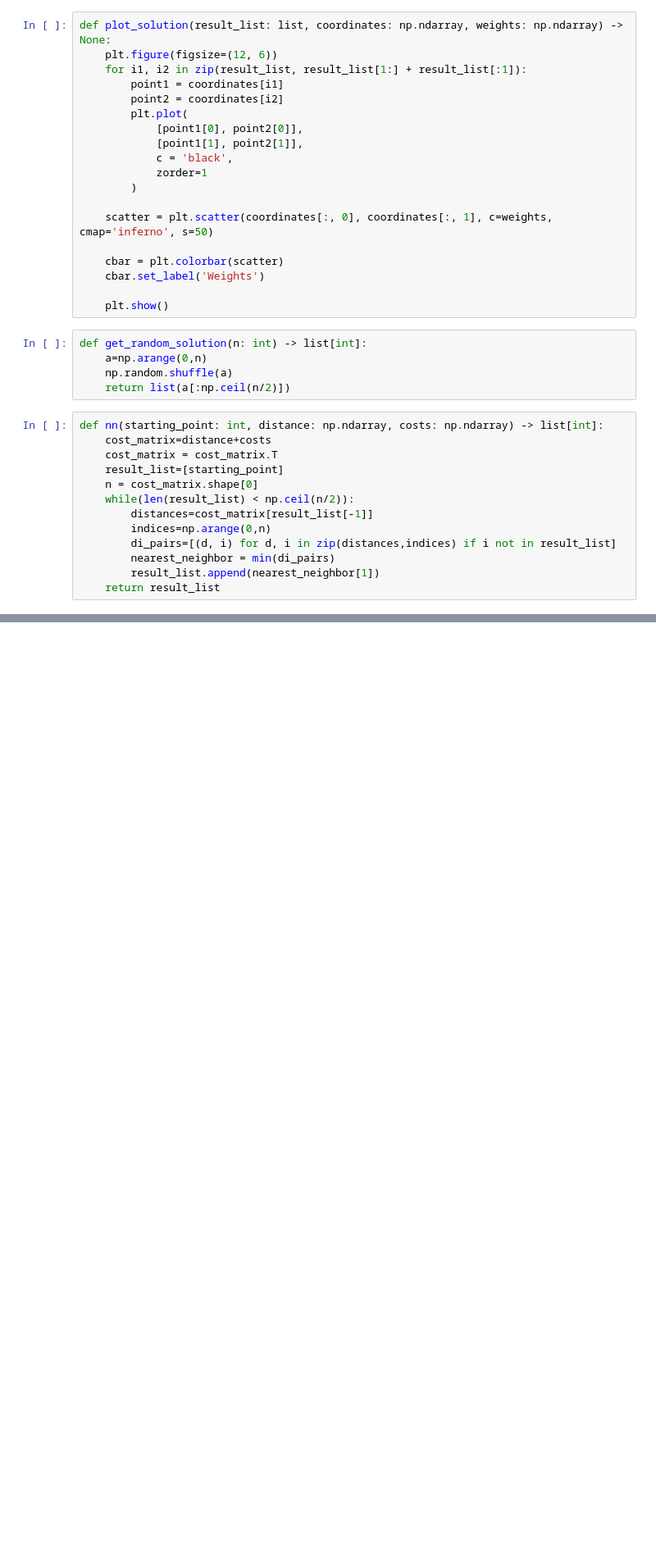
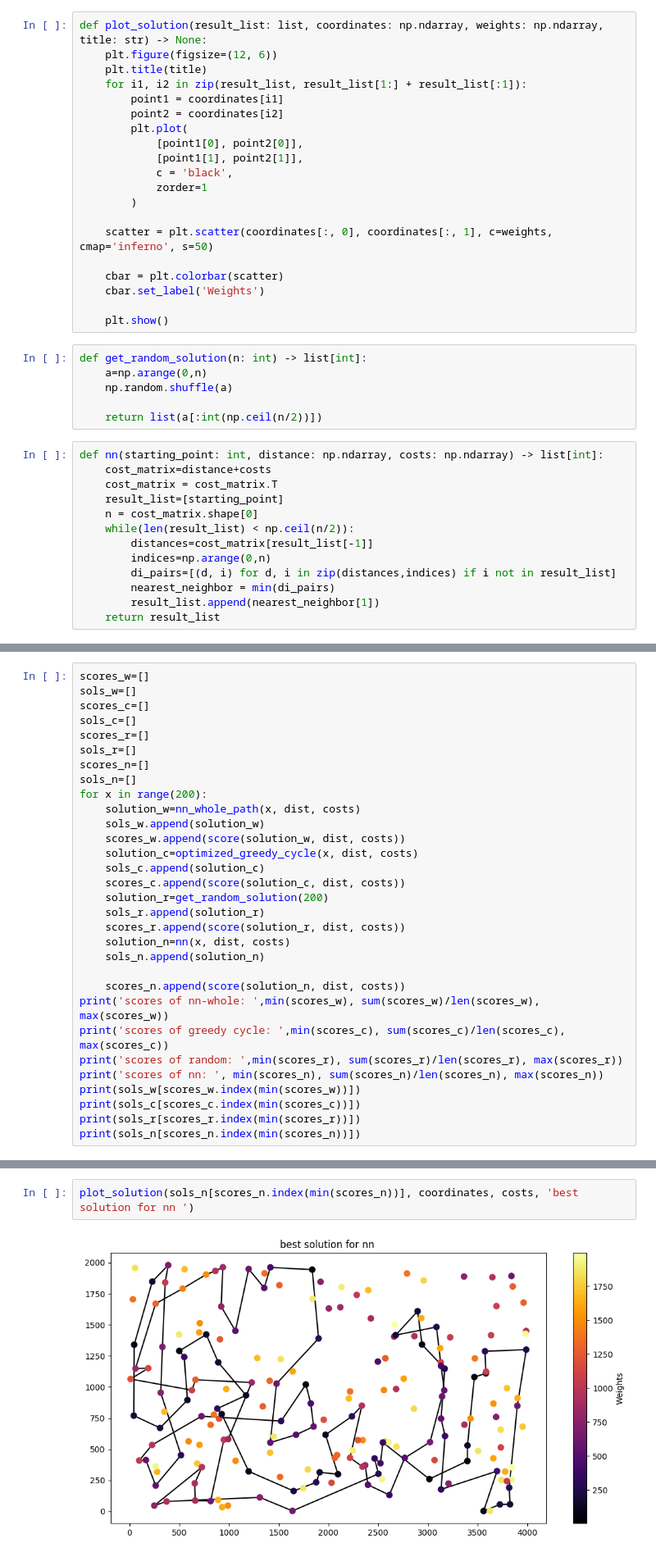
Before and after one commit to krzysztof-m-w/evolutionary_computation, a Jupyter notebook: lab1/ec1.ipynb, the cells around one changed output, grey strips where cells are left out. Shown: that part at 82% size. Cells and saved outputs as stored; diff of their text form; blank space fills up the shorter version.

```diff
--- a/lab1/ec1.ipynb
+++ b/lab1/ec1.ipynb
@@ -15,8 +17,9 @@ dist=np.round(dist)
 # %%
 costs=tspa[['val']].values
 # %%
-def plot_solution(result_list: list, coordinates: np.ndarray, weights: np.ndarray) -> None:
+def plot_solution(result_list: list, coordinates: np.ndarray, weights: np.ndarray, title: str) -> None:
     plt.figure(figsize=(12, 6))
+    plt.title(title)
     for i1, i2 in zip(result_list, result_list[1:] + result_list[:1]):
         point1 = coordinates[i1]
         point2 = coordinates[i2]
@@ -37,7 +40,8 @@ def plot_solution(result_list: list, coordinates: np.ndarray, weights: np.ndarra
 def get_random_solution(n: int) -> list[int]:
     a=np.arange(0,n)
     np.random.shuffle(a)
-    return list(a[:np.ceil(n/2)])
+
+    return list(a[:int(np.ceil(n/2))])
 # %%
 def nn(starting_point: int, distance: np.ndarray, costs: np.ndarray) -> list[int]:
     cost_matrix=distance+costs
@@ -60,0 +198,31 @@ def score(path: list, distance: np.ndarray, costs: np.ndarray) -> int:
+# %%
+scores_w=[]
+sols_w=[]
+scores_c=[]
+sols_c=[]
+scores_r=[]
+sols_r=[]
+scores_n=[]
+sols_n=[]
+for x in range(200):
+    solution_w=nn_whole_path(x, dist, costs)
+    sols_w.append(solution_w)
+    scores_w.append(score(solution_w, dist, costs))
+    solution_c=optimized_greedy_cycle(x, dist, costs)
+    sols_c.append(solution_c)
+    scores_c.append(score(solution_c, dist, costs))
+    solution_r=get_random_solution(200)
+    sols_r.append(solution_r)
+    scores_r.append(score(solution_r, dist, costs))
+    solution_n=nn(x, dist, costs)
+    sols_n.append(solution_n)
+
+    scores_n.append(score(solution_n, dist, costs))
+print('scores of nn-whole: ',min(scores_w), sum(scores_w)/len(scores_w), max(scores_w))
+print('scores of greedy cycle: ',min(scores_c), sum(scores_c)/len(scores_c), max(scores_c))
+print('scores of random: ',min(scores_r), sum(scores_r)/len(scores_r), max(scores_r))
+print('scores of nn: ', min(scores_n), sum(scores_n)/len(scores_n), max(scores_n))
+print(sols_w[scores_w.index(min(scores_w))])
+print(sols_c[scores_c.index(min(scores_c))])
+print(sols_r[scores_r.index(min(scores_r))])
+print(sols_n[scores_n.index(min(scores_n))])
@@ -60,0 +238,4 @@ def score(path: list, distance: np.ndarray, costs: np.ndarray) -> int:
+# %%
+plot_solution(sols_n[scores_n.index(min(scores_n))], coordinates, costs, 'best solution for nn ')
+# %% [output]
+[figure, added]
```
Also changed, not shown: parts of 22 cells of this notebook.
